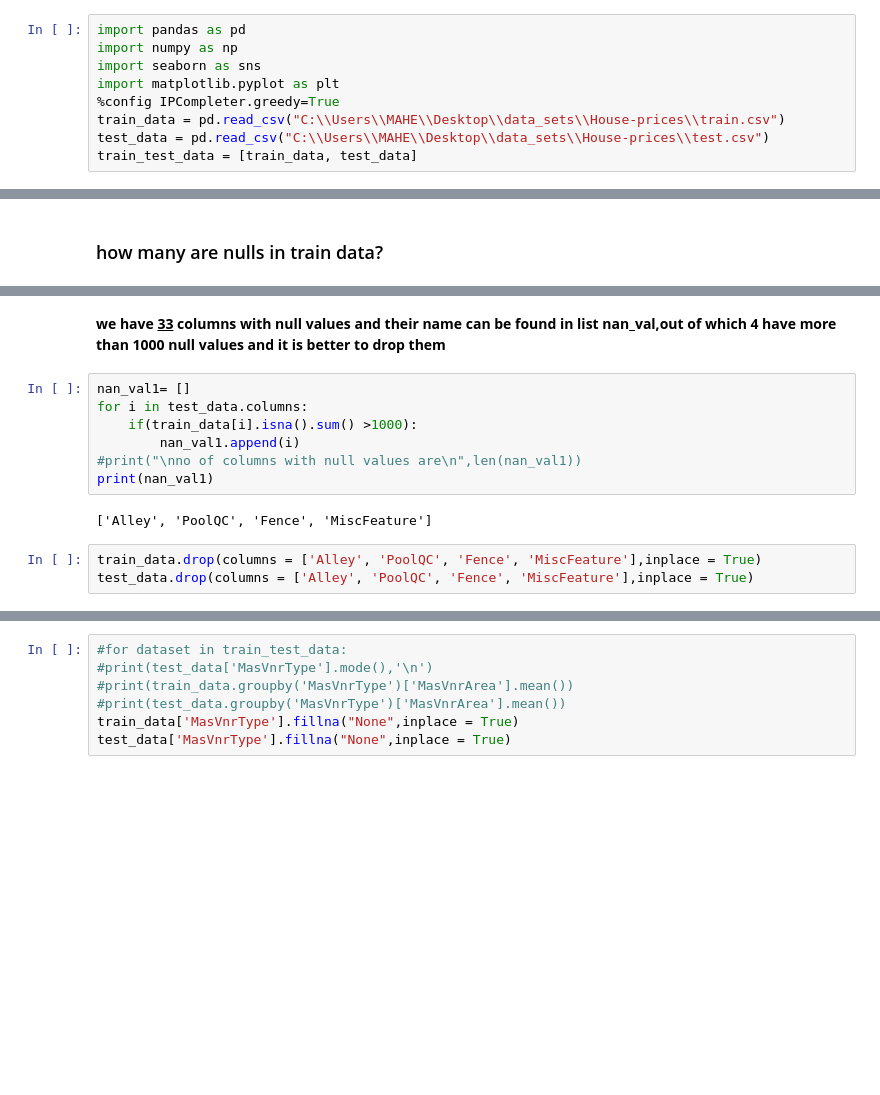
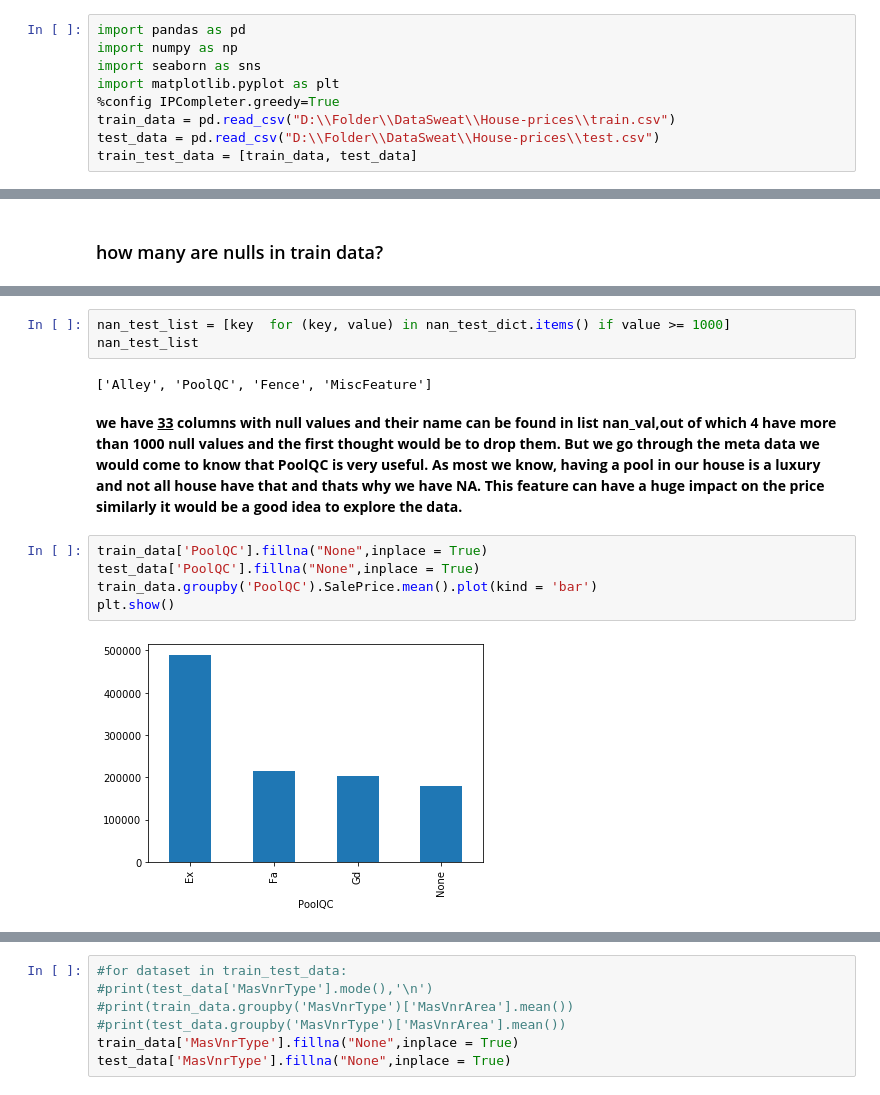
Before and after one commit to Harsh1347/Kaggle_Submission, a Jupyter notebook: House_price.ipynb, the cells around one changed output, grey strips where cells are left out. Saved outputs shown, nothing was run; the diff lists cells and outputs as text; blank space fills up the shorter version.

Commit message:
house price update

```diff
--- a/House_price.ipynb
+++ b/House_price.ipynb
@@ -4,6 +4,6 @@ import numpy as np
 import seaborn as sns
 import matplotlib.pyplot as plt
 %config IPCompleter.greedy=True
-train_data = pd.read_csv("C:\\Users\\MAHE\\Desktop\\data_sets\\House-prices\\train.csv")
-test_data = pd.read_csv("C:\\Users\\MAHE\\Desktop\\data_sets\\House-prices\\test.csv")
+train_data = pd.read_csv("D:\\Folder\\DataSweat\\House-prices\\train.csv")
+test_data = pd.read_csv("D:\\Folder\\DataSweat\\House-prices\\test.csv")
 train_test_data = [train_data, test_data]
@@ -614,14 +632,14 @@ no of columns with null values are
+# %%
+nan_test_list = [key  for (key, value) in nan_test_dict.items() if value >= 1000]
+nan_test_list
+# %% [output]
+['Alley', 'PoolQC', 'Fence', 'MiscFeature']
 # %% [markdown]
-<b>we have <u>33</u> columns with null values and their name can be found in list nan_val,out of which 4 have more than 1000 null values and it is better to drop them
+<b>we have <u>33</u> columns with null values and their name can be found in list nan_val,out of which 4 have more than 1000 null values and the first thought would be to drop them. But we go through the meta data we would come to know that PoolQC is very useful. As most we know, having a pool in our house is a luxury and not all house have that and thats why we have NA. This feature can have a huge impact on the price similarly it would be a good idea to explore the data.
-# %%
-nan_val1= []
-for i in test_data.columns:
-    if(train_data[i].isna().sum() >1000):
-        nan_val1.append(i)
-#print("\nno of columns with null values are\n",len(nan_val1))
-print(nan_val1)
-# %% [output]
-['Alley', 'PoolQC', 'Fence', 'MiscFeature']
-# %%
-train_data.drop(columns = ['Alley', 'PoolQC', 'Fence', 'MiscFeature'],inplace = True)
-test_data.drop(columns = ['Alley', 'PoolQC', 'Fence', 'MiscFeature'],inplace = True)
+# %%
+train_data['PoolQC'].fillna("None",inplace = True)
+test_data['PoolQC'].fillna("None",inplace = True)
+train_data.groupby('PoolQC').SalePrice.mean().plot(kind = 'bar')
+plt.show()
+# %% [output]
+[figure, added]
```
Also changed, not shown: parts of 84 cells of this notebook.
